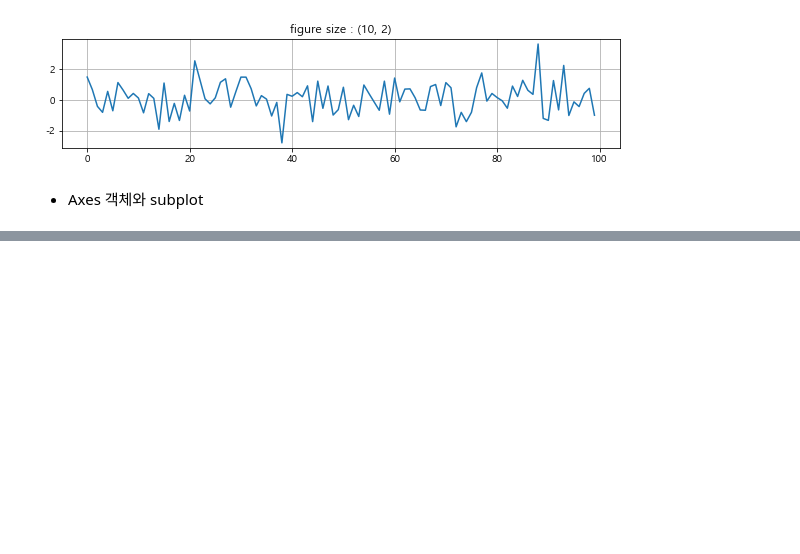
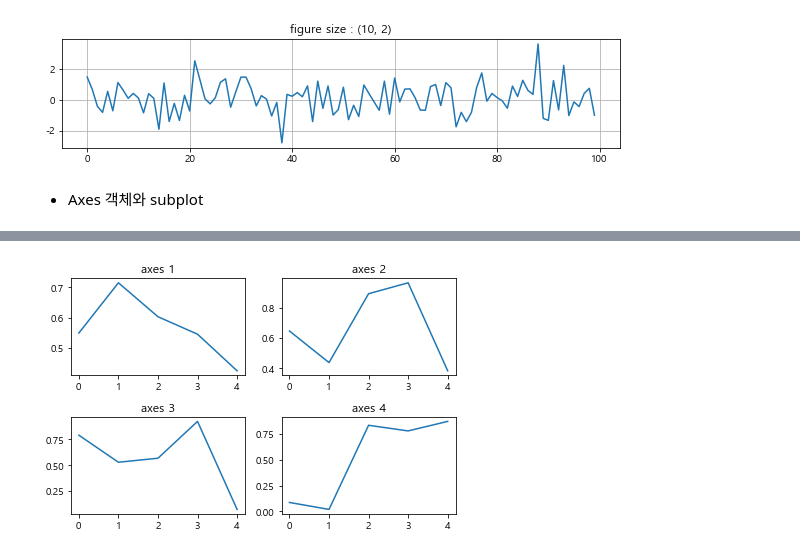
Before and after one commit to youngin0221/Data-Analysis-2021-2, a Jupyter notebook: 03.Visualization/03_Multiplot.ipynb, the cells around one changed output, grey strips where cells are left out. Drawn from its saved outputs; the diff is of its cells as text; code cells hidden in the pictures; blank space fills up the shorter version.

```diff
--- a/03.Visualization/03_Multiplot.ipynb
+++ b/03.Visualization/03_Multiplot.ipynb
@@ -47,0 +64,23 @@ i
+# %%
+np.random.seed(0)
+
+plt.subplot(221)
+plt.plot(np.random.rand(5))
+plt.title("axes 1")
+
+plt.subplot(222)
+plt.plot(np.random.rand(5))
+plt.title("axes 2")
+
+plt.subplot(223)
+plt.plot(np.random.rand(5))
+plt.title("axes 3")
+
+plt.subplot(224)
+plt.plot(np.random.rand(5))
+plt.title("axes 4")
+
+plt.tight_layout()
+plt.show()
+# %% [output]
+[figure, added]
```
Also changed, not shown: parts of 8 cells of this notebook, 2 other files.
